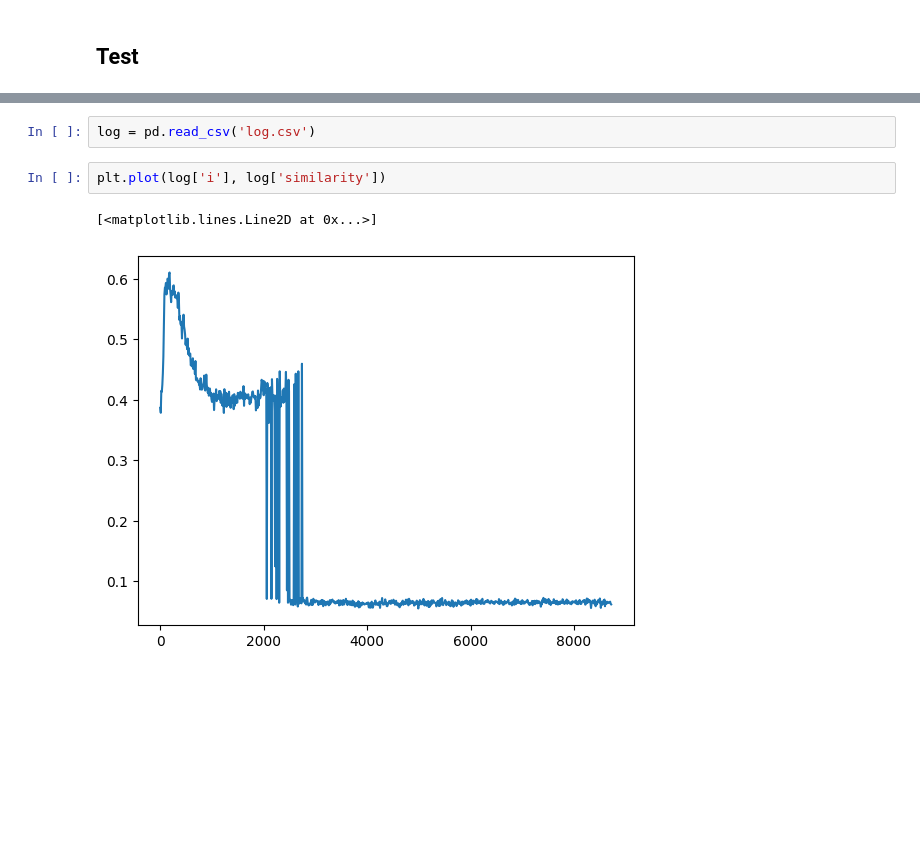
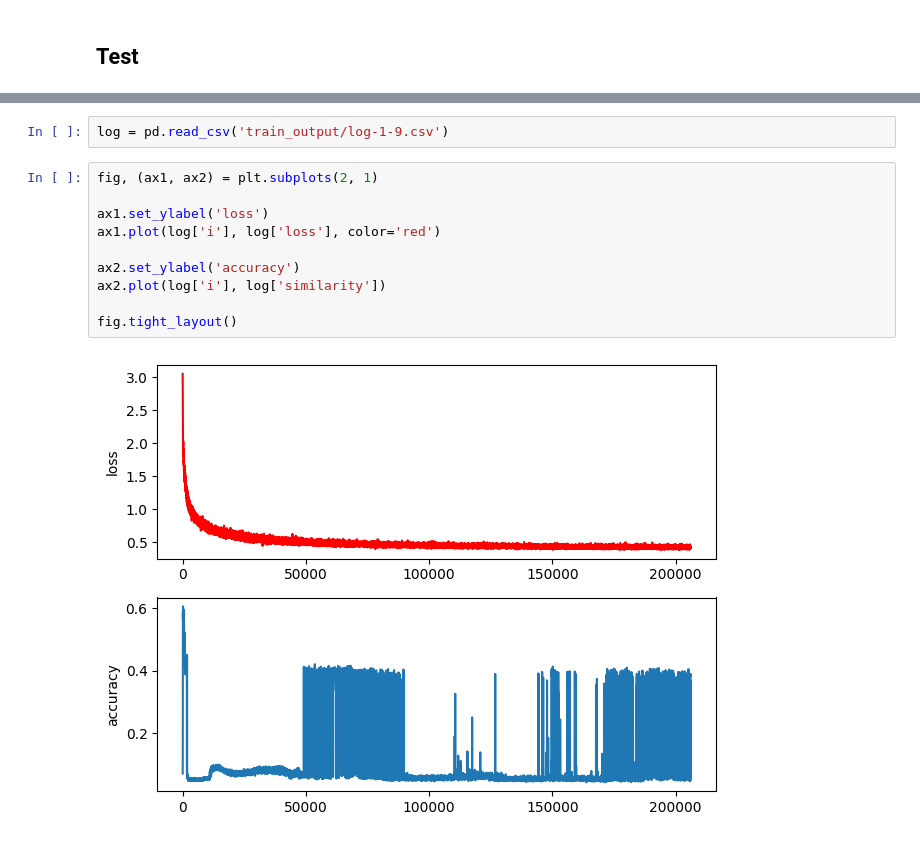
Before and after one commit to jshe2304/smilesVAE, a Jupyter notebook: ae.ipynb, the cells around one changed output, grey strips where cells are left out. Cells and saved outputs as stored; diff of their text form; blank space fills up the shorter version.

```diff
--- a/ae.ipynb
+++ b/ae.ipynb
@@ -81,7 +85,14 @@ mean token matching: 0.06502500176429749
 # %%
-log = pd.read_csv('log.csv')
+log = pd.read_csv('train_output/log-1-9.csv')
 # %%
-plt.plot(log['i'], log['similarity'])
+fig, (ax1, ax2) = plt.subplots(2, 1)
+
+ax1.set_ylabel('loss')
+ax1.plot(log['i'], log['loss'], color='red')
+
+ax2.set_ylabel('accuracy')
+ax2.plot(log['i'], log['similarity'])
+
+fig.tight_layout()
 # %% [output]
-[<matplotlib.lines.Line2D at 0x...>]
-[figure, old version]
+[figure, new version]
```
Also changed, not shown: parts of 14 cells of this notebook, 9 other files.
